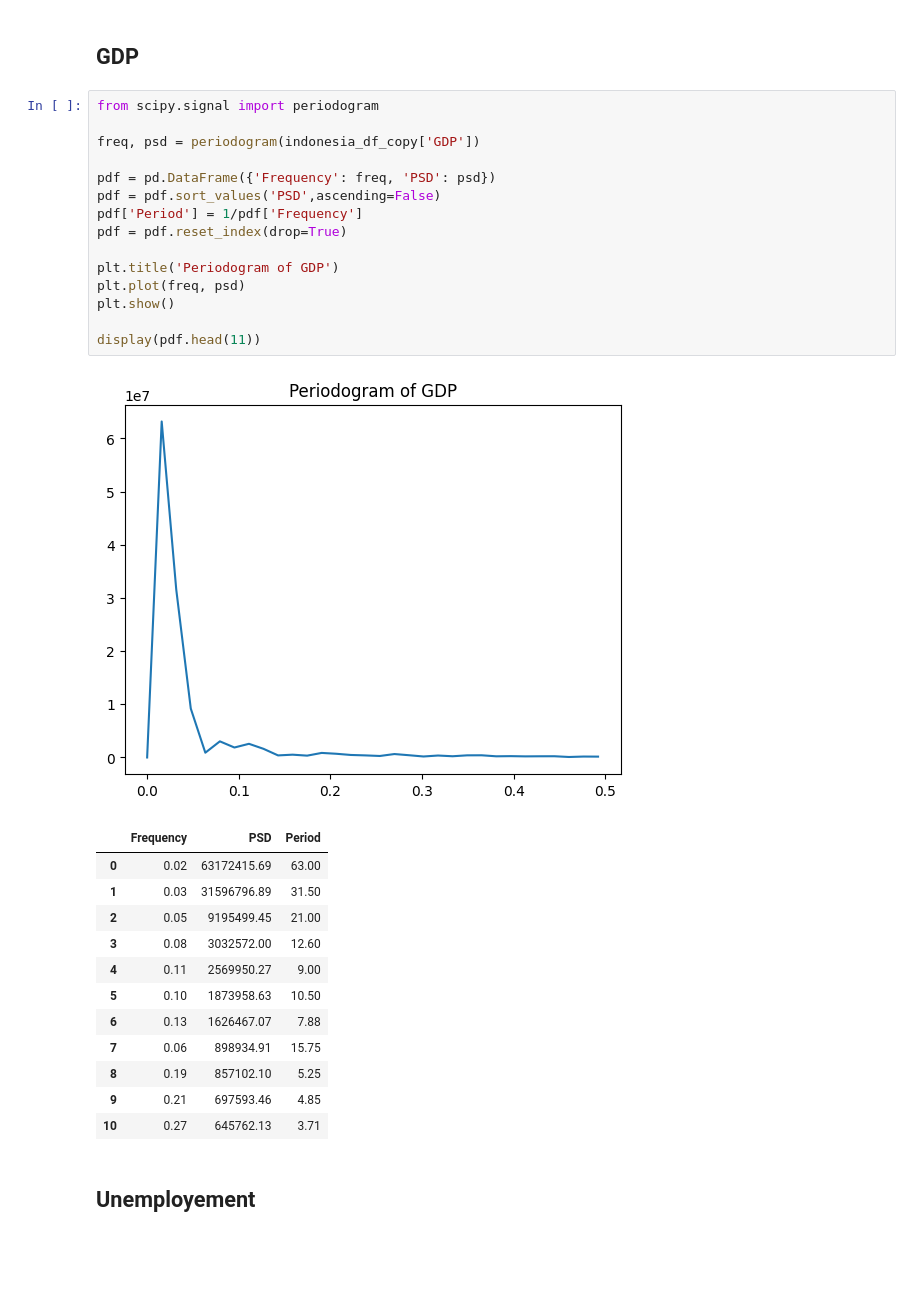
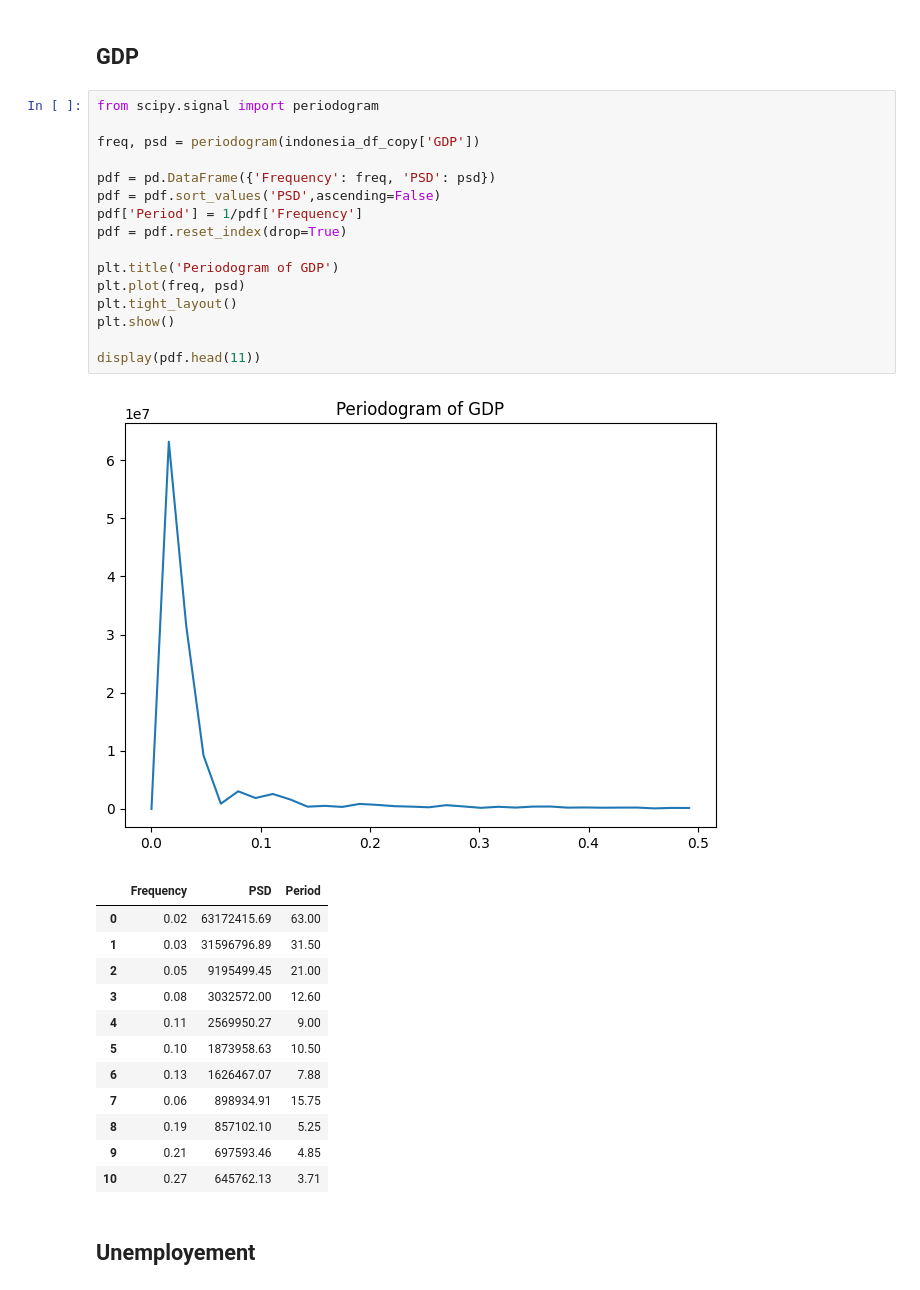
Before and after one commit to rizal-mujahiddan/Analyst_Economy_Indonesia, a Jupyter notebook: world-development-indicators-code.ipynb, the cells around one changed output. Saved outputs shown, nothing was run; the diff lists cells and outputs as text; blank space fills up the shorter version.

```diff
--- a/world-development-indicators-code.ipynb
+++ b/world-development-indicators-code.ipynb
@@ -1335,20 +1357,21 @@ for keys_item in granger_results_gdp_only.keys():
 # %%
 from scipy.signal import periodogram
 
 freq, psd = periodogram(indonesia_df_copy['GDP'])
 
 pdf = pd.DataFrame({'Frequency': freq, 'PSD': psd})
 pdf = pdf.sort_values('PSD',ascending=False)
 pdf['Period'] = 1/pdf['Frequency']
 pdf = pdf.reset_index(drop=True)
 
 plt.title('Periodogram of GDP')
 plt.plot(freq, psd)
+plt.tight_layout()
 plt.show()
 
 display(pdf.head(11))
 # %% [output]
-[figure, old version]
+[figure, new version]
 |  | Frequency | PSD | Period |
 | 0 | 0.02 | 63172415.69 | 63.00 |
 | 1 | 0.03 | 31596796.89 | 31.50 |
```
Also changed, not shown: parts of 66 cells of this notebook.
